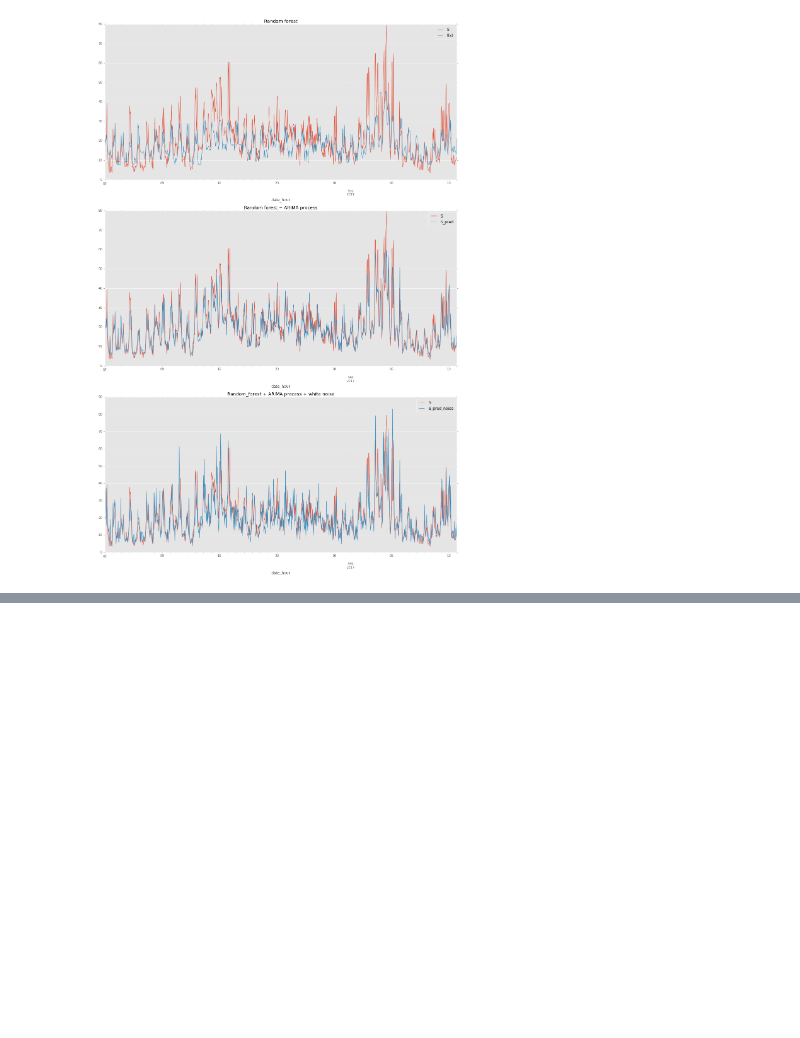
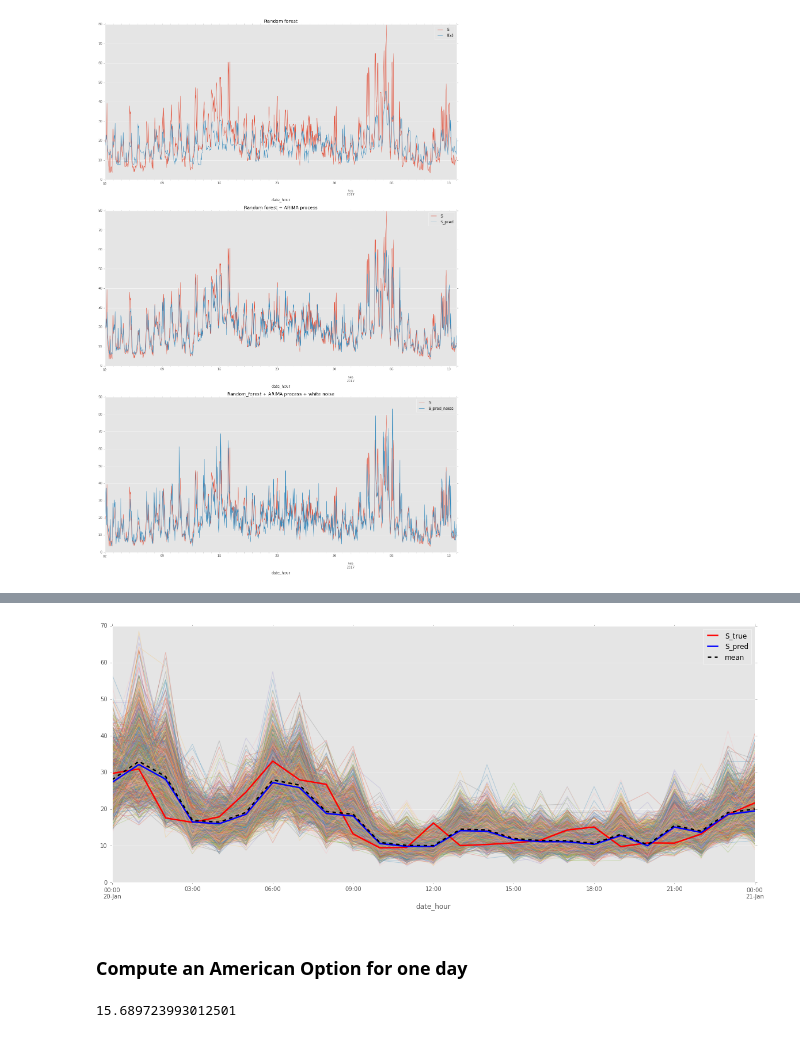
Before and after one commit to NonoMalpi/Secondary_band, a Jupyter notebook: Random_forest + ARIMA process for secondary band price.ipynb, the cells around one changed output, grey strips where cells are left out. Drawn from its saved outputs; the diff is of its cells as text; code cells hidden in the pictures; blank space fills up the shorter version.

```diff
--- a/Random_forest + ARIMA process for secondary band price.ipynb
+++ b/Random_forest + ARIMA process for secondary band price.ipynb
@@ -186,3 +176,3 @@ def gen_sn(M, I, std):
 # %%
-#Create errors array, 24 hours, 10000 simulations
-errors_mc = gen_sn(24, 10000, std_innovations)
+#Create errors array, 25 hours, 10000 simulations
+errors_mc = generate_sn(25, 10000, std_innovations)
@@ -210,0 +190,17 @@ real_band_pred_5_feb.plot(lw=2.0, ls='-', ax=ax);
+# %%
+#Random paths
+band_price_mc = fx_ar_mc.reshape(-1,1) * np.exp(errors_mc)
+band_price_mc = pd.DataFrame(data = band_price_mc, index=rf_arima_df.iloc[first_index:first_index+25].index)
+band_price_mc['mean'] = band_price_mc.mean(axis=1)
+band_price_mc['S_pred'] = fx_ar_mc
+band_price_mc['S_true'] = rf_arima_df.iloc[first_index:first_index+25]['S']
+# %%
+#Plot random paths, hourly mean, prediction without noise and real band price
+fig, ax = plt.subplots(1,1, figsize=(20,8))
+band_price_mc.iloc[:, :2000].plot(alpha=0.3, legend=False, ax=ax)
+band_price_mc[['S_true', 'S_pred']].plot(lw=2.5, ax=ax, color=('red', 'blue'))
+band_price_mc[['mean']].plot(lw=2.5, color='black', linestyle='--',ax=ax);
+# %% [output]
+[figure, added]
+# %% [markdown]
+### Compute an American Option for one day
@@ -210,0 +209,4 @@ real_band_pred_5_feb.plot(lw=2.0, ls='-', ax=ax);
+# %%
+compute_mcs_amer_option(S, 20, 3)
+# %% [output]
+15.689723993012501
```
Also changed, not shown: parts of 12 cells of this notebook, 2 other files.
